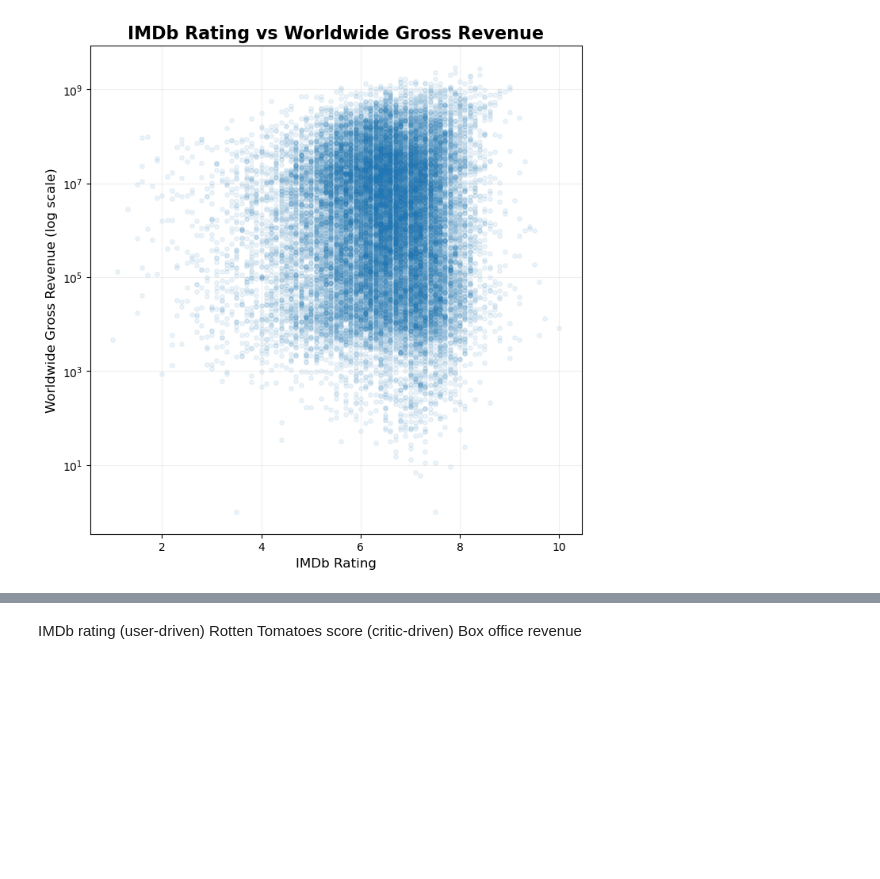
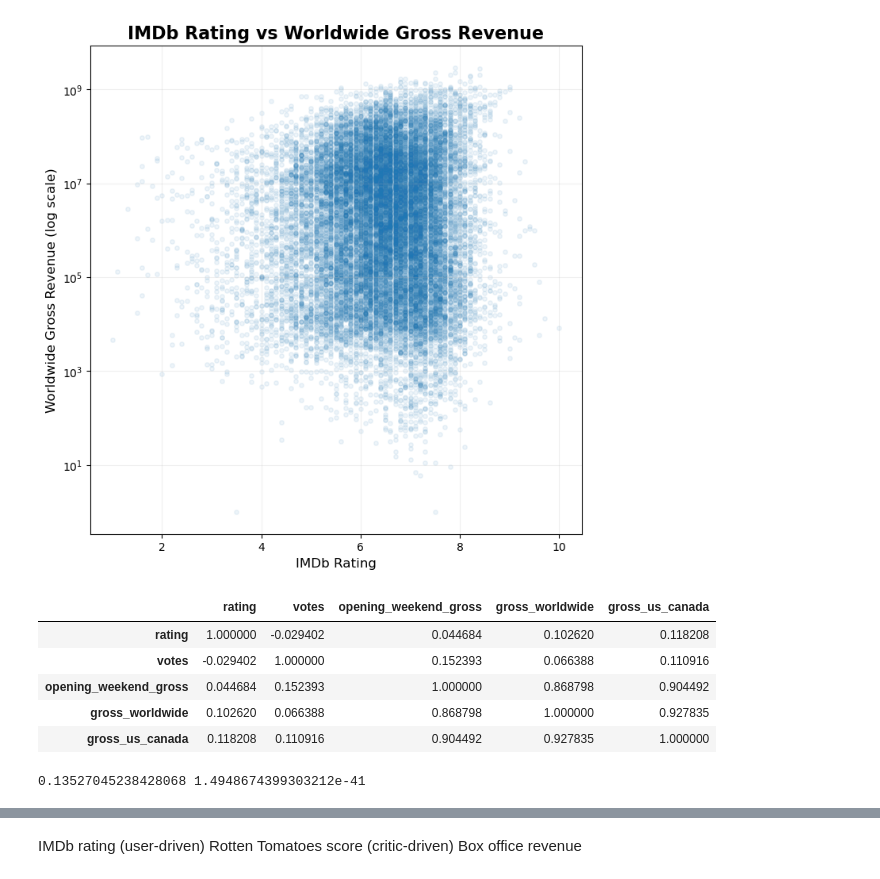
Before and after one commit to violina-www/data_science_26_project, a Jupyter notebook: Movies_Project.ipynb, the cells around one changed output, grey strips where cells are left out. Cells and saved outputs as stored; diff of their text form; code cells hidden in the pictures; blank space fills up the shorter version.

```diff
--- a/Movies_Project.ipynb
+++ b/Movies_Project.ipynb
@@ -443,6 +444,34 @@ plt.grid(alpha=0.2)
 plt.show()
 # %% [output]
 [figure]
+# %%
+imdb_corr = movies_data[
+    [
+        'rating',
+        'votes',
+        'opening_weekend_gross',
+        'gross_worldwide',
+        'gross_us_canada'
+    ]
+].corr()
+
+imdb_corr
+# %% [output]
+|  | rating | votes | opening_weekend_gross | gross_worldwide | gross_us_canada |
+| rating | 1.000000 | -0.029402 | 0.044684 | 0.102620 | 0.118208 |
+| votes | -0.029402 | 1.000000 | 0.152393 | 0.066388 | 0.110916 |
+| opening_weekend_gross | 0.044684 | 0.152393 | 1.000000 | 0.868798 | 0.904492 |
+| gross_worldwide | 0.102620 | 0.066388 | 0.868798 | 1.000000 | 0.927835 |
+| gross_us_canada | 0.118208 | 0.110916 | 0.904492 | 0.927835 | 1.000000 |
+# %%
+corr_imdb, p_imdb = pearsonr(
+    analysis_data['rating'],
+    analysis_data['gross_worldwide']
+)
+
+print(corr_imdb, p_imdb)
+# %% [output]
+0.13527045238428068 1.4948674399303212e-41
 # %%
 DATA_DIR = Path("data")
 DATA_FILE = DATA_DIR / "rotten_tomatoes_movies.csv"
```
Also changed, not shown: parts of 3 cells of this notebook.
